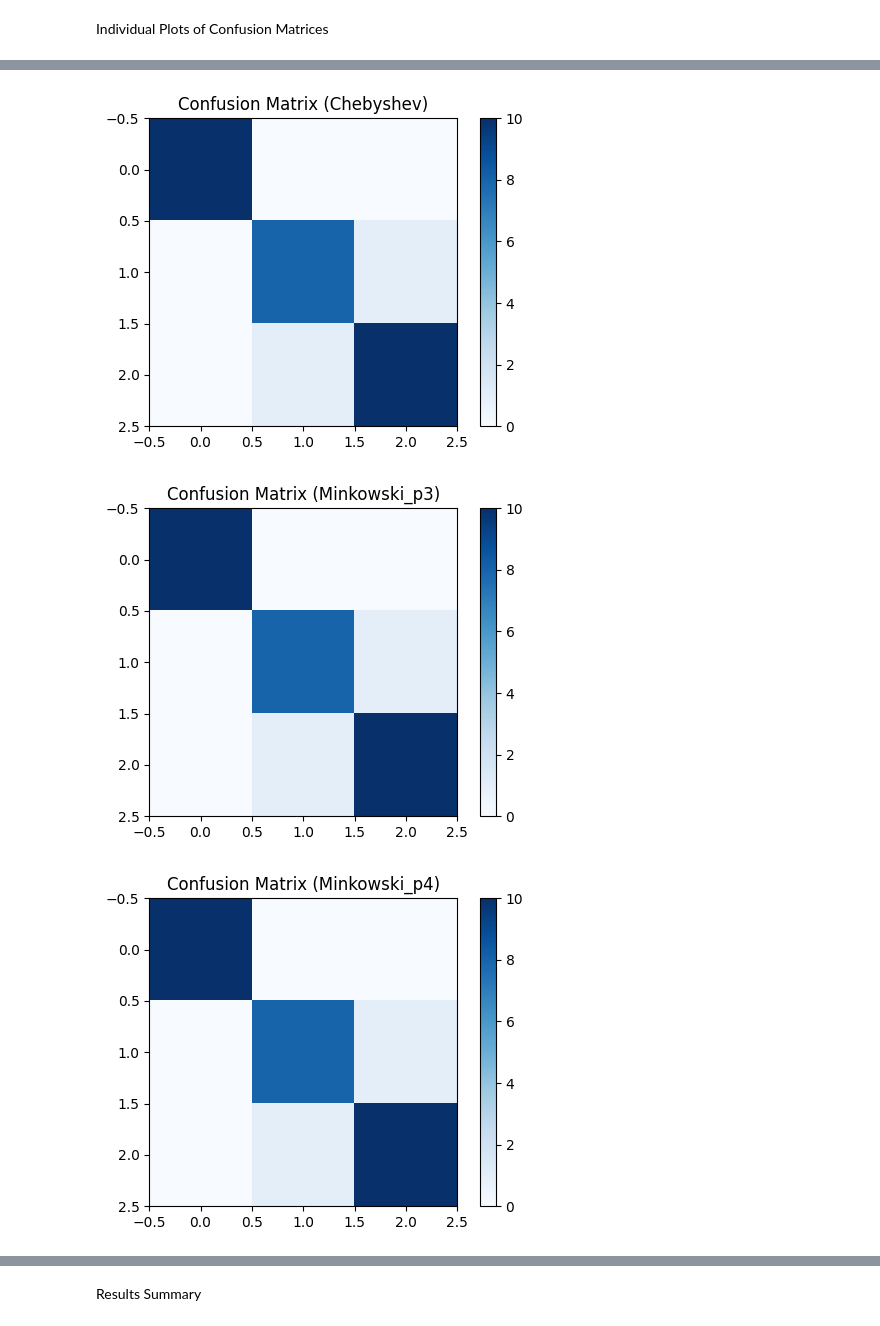
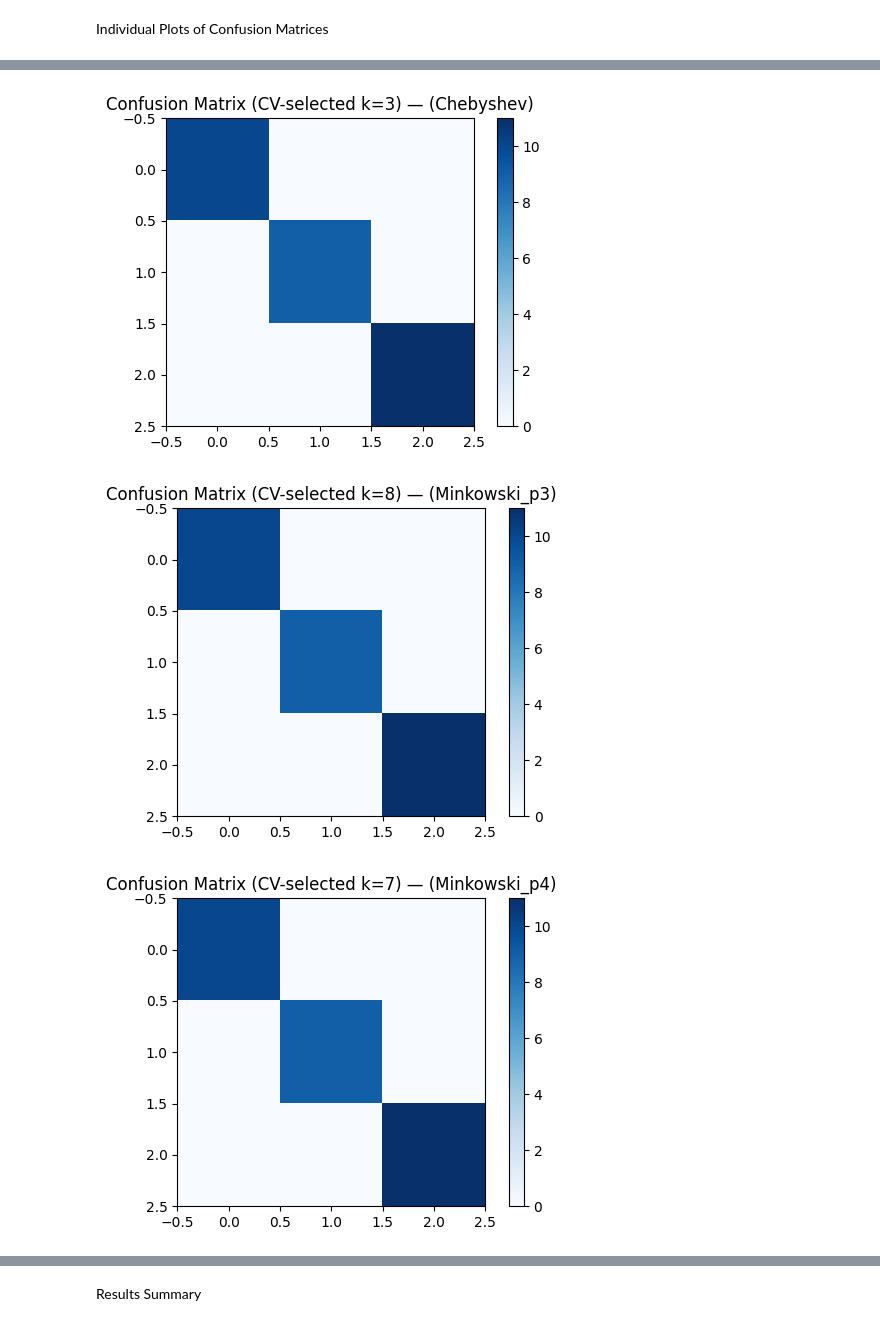
Before and after one commit to mayukh-majumdar/CS725_kNN, a Jupyter notebook: knn_generalization.ipynb, the cells around one changed output, grey strips where cells are left out. Saved outputs shown, nothing was run; the diff lists cells and outputs as text; code cells hidden in the pictures.

```diff
--- a/knn_generalization.ipynb
+++ b/knn_generalization.ipynb
@@ -175,10 +175,23 @@ for name, acc_list in results.items():
 # %% [markdown]
 Individual Plots of Confusion Matrices
 # %%
-for name, acc_list in results.items():
+best_k_cv = {name: np.argmax(scores) + 1 for name, scores in cv_results.items()}
+conf_mats = {}
+for name, k_sel in best_k_cv.items():
+    metric = distance_metrics_full[name]
+    if isinstance(metric, dict) and name.startswith('minkowski'):
+        knn = KNeighborsClassifier(n_neighbors=k_sel, metric=metric['metric'], p=metric['p'])
+    elif name == 'mahalanobis':
+        knn = KNeighborsClassifier(n_neighbors=k_sel, metric='mahalanobis', metric_params={'V': cov})
+    else:
+        knn = KNeighborsClassifier(n_neighbors=k_sel, metric=metric)
+    knn.fit(X_train_std, y_train)
+    preds = knn.predict(X_test_std)
+    cm = confusion_matrix(y_test, preds)
+    conf_mats[name] = cm
     plt.figure(figsize=(6,4))
     plt.imshow(cm, cmap='Blues')
-    plt.title(f"Confusion Matrix ({name.capitalize()})")
+    plt.title(f"Confusion Matrix (CV-selected k={k_sel}) — ({name.capitalize()})")
     plt.colorbar()
     plt.savefig(f"Plots/Confusion_Matrices/iris_confusion_{name}.png", dpi=300, bbox_inches='tight')
     plt.show()
@@ -188,3 +201,3 @@ for name, acc_list in results.items():
-[figure, old version]
+[figure, new version]
-[figure, old version]
+[figure, new version]
-[figure, old version]
+[figure, new version]
```
Also changed, not shown: parts of 5 cells of this notebook, 14 other files.
